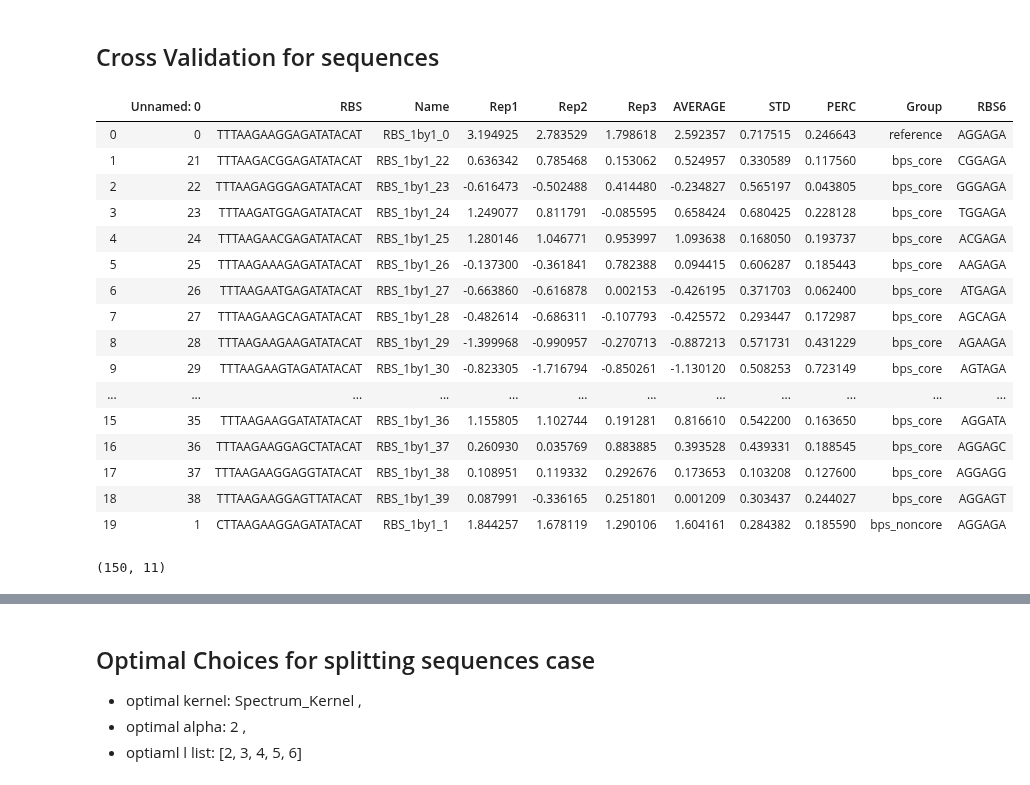
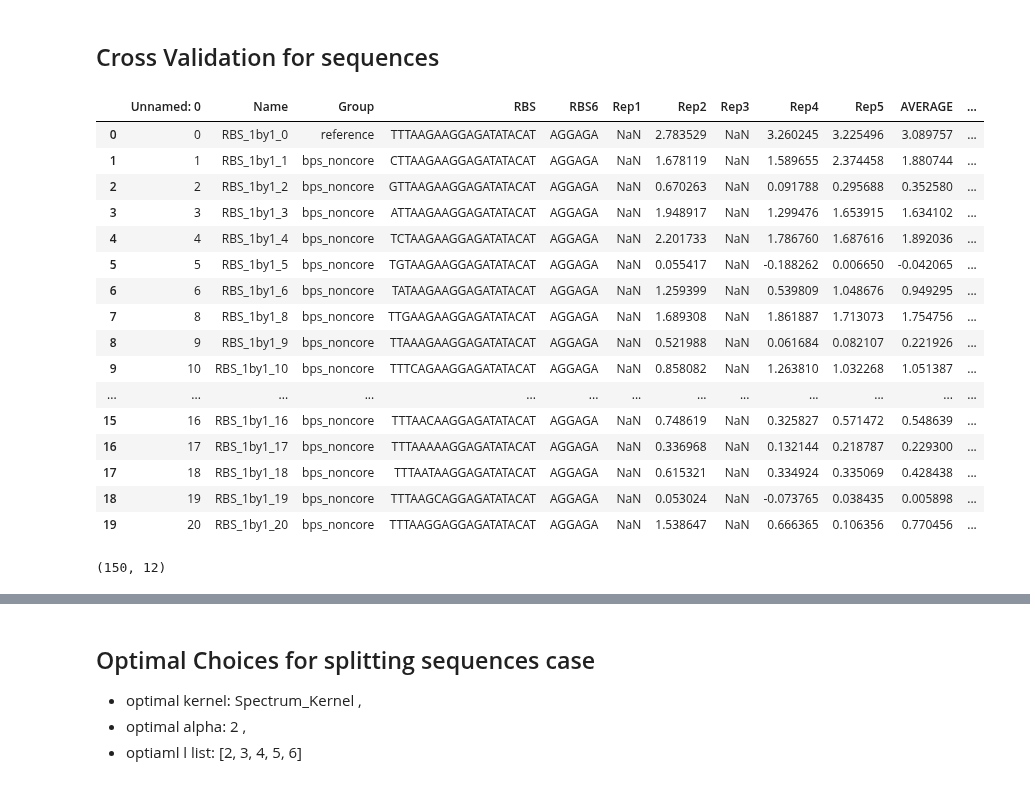
Before and after one commit to mholowko/Solaris, a Jupyter notebook: notebooks/result_analysis/first_round_result_regression-Eva_on_ave.ipynb, the cells around one changed output, grey strips where cells are left out. Saved outputs shown, nothing was run; the diff lists cells and outputs as text; code cells hidden in the pictures.

```diff
--- a/notebooks/result_analysis/first_round_result_regression-Eva_on_ave.ipynb
+++ b/notebooks/result_analysis/first_round_result_regression-Eva_on_ave.ipynb
@@ -111,30 +111,30 @@ gap_flag = False
 # %% [markdown]
 ## Cross Validation for sequences
 # %%
-Path = '../../data/firstRound_4h.csv'
+Path = '../../data/firstRound_4h_normTrue_formatSeq.csv'
 
 df = pd.read_csv(Path)
 df.head(20)
 # %% [output]
-|  | Unnamed: 0 | RBS | Name | Rep1 | Rep2 | Rep3 | AVERAGE | STD | PERC | Group | RBS6 |
-| 0 | 0 | TTTAAGAAGGAGATATACAT | RBS_1by1_0 | 3.194925 | 2.783529 | 1.798618 | 2.592357 | 0.717515 | 0.246643 | reference | AGGAGA |
-| 1 | 21 | TTTAAGACGGAGATATACAT | RBS_1by1_22 | 0.636342 | 0.785468 | 0.153062 | 0.524957 | 0.330589 | 0.117560 | bps_core | CGGAGA |
-| 2 | 22 | TTTAAGAGGGAGATATACAT | RBS_1by1_23 | -0.616473 | -0.502488 | 0.414480 | -0.234827 | 0.565197 | 0.043805 | bps_core | GGGAGA |
-| 3 | 23 | TTTAAGATGGAGATATACAT | RBS_1by1_24 | 1.249077 | 0.811791 | -0.085595 | 0.658424 | 0.680425 | 0.228128 | bps_core | TGGAGA |
-| 4 | 24 | TTTAAGAACGAGATATACAT | RBS_1by1_25 | 1.280146 | 1.046771 | 0.953997 | 1.093638 | 0.168050 | 0.193737 | bps_core | ACGAGA |
-| 5 | 25 | TTTAAGAAAGAGATATACAT | RBS_1by1_26 | -0.137300 | -0.361841 | 0.782388 | 0.094415 | 0.606287 | 0.185443 | bps_core | AAGAGA |
-| 6 | 26 | TTTAAGAATGAGATATACAT | RBS_1by1_27 | -0.663860 | -0.616878 | 0.002153 | -0.426195 | 0.371703 | 0.062400 | bps_core | ATGAGA |
-| 7 | 27 | TTTAAGAAGCAGATATACAT | RBS_1by1_28 | -0.482614 | -0.686311 | -0.107793 | -0.425572 | 0.293447 | 0.172987 | bps_core | AGCAGA |
-| 8 | 28 | TTTAAGAAGAAGATATACAT | RBS_1by1_29 | -1.399968 | -0.990957 | -0.270713 | -0.887213 | 0.571731 | 0.431229 | bps_core | AGAAGA |
-| 9 | 29 | TTTAAGAAGTAGATATACAT | RBS_1by1_30 | -0.823305 | -1.716794 | -0.850261 | -1.130120 | 0.508253 | 0.723149 | bps_core | AGTAGA |
-| ... | ... | ... | ... | ... | ... | ... | ... | ... | ... | ... | ... |
-| 15 | 35 | TTTAAGAAGGATATATACAT | RBS_1by1_36 | 1.155805 | 1.102744 | 0.191281 | 0.816610 | 0.542200 | 0.163650 | bps_core | AGGATA |
-| 16 | 36 | TTTAAGAAGGAGCTATACAT | RBS_1by1_37 | 0.260930 | 0.035769 | 0.883885 | 0.393528 | 0.439331 | 0.188545 | bps_core | AGGAGC |
-| 17 | 37 | TTTAAGAAGGAGGTATACAT | RBS_1by1_38 | 0.108951 | 0.119332 | 0.292676 | 0.173653 | 0.103208 | 0.127600 | bps_core | AGGAGG |
-| 18 | 38 | TTTAAGAAGGAGTTATACAT | RBS_1by1_39 | 0.087991 | -0.336165 | 0.251801 | 0.001209 | 0.303437 | 0.244027 | bps_core | AGGAGT |
-| 19 | 1 | CTTAAGAAGGAGATATACAT | RBS_1by1_1 | 1.844257 | 1.678119 | 1.290106 | 1.604161 | 0.284382 | 0.185590 | bps_noncore | AGGAGA |
+|  | Unnamed: 0 | Name | Group | RBS | RBS6 | Rep1 | Rep2 | Rep3 | Rep4 | Rep5 | AVERAGE | ... |
+| 0 | 0 | RBS_1by1_0 | reference | TTTAAGAAGGAGATATACAT | AGGAGA | NaN | 2.783529 | NaN | 3.260245 | 3.225496 | 3.089757 | ... |
+| 1 | 1 | RBS_1by1_1 | bps_noncore | CTTAAGAAGGAGATATACAT | AGGAGA | NaN | 1.678119 | NaN | 1.589655 | 2.374458 | 1.880744 | ... |
+| 2 | 2 | RBS_1by1_2 | bps_noncore | GTTAAGAAGGAGATATACAT | AGGAGA | NaN | 0.670263 | NaN | 0.091788 | 0.295688 | 0.352580 | ... |
+| 3 | 3 | RBS_1by1_3 | bps_noncore | ATTAAGAAGGAGATATACAT | AGGAGA | NaN | 1.948917 | NaN | 1.299476 | 1.653915 | 1.634102 | ... |
+| 4 | 4 | RBS_1by1_4 | bps_noncore | TCTAAGAAGGAGATATACAT | AGGAGA | NaN | 2.201733 | NaN | 1.786760 | 1.687616 | 1.892036 | ... |
+| 5 | 5 | RBS_1by1_5 | bps_noncore | TGTAAGAAGGAGATATACAT | AGGAGA | NaN | 0.055417 | NaN | -0.188262 | 0.006650 | -0.042065 | ... |
+| 6 | 6 | RBS_1by1_6 | bps_noncore | TATAAGAAGGAGATATACAT | AGGAGA | NaN | 1.259399 | NaN | 0.539809 | 1.048676 | 0.949295 | ... |
+| 7 | 8 | RBS_1by1_8 | bps_noncore | TTGAAGAAGGAGATATACAT | AGGAGA | NaN | 1.689308 | NaN | 1.861887 | 1.713073 | 1.754756 | ... |
+| 8 | 9 | RBS_1by1_9 | bps_noncore | TTAAAGAAGGAGATATACAT | AGGAGA | NaN | 0.521988 | NaN | 0.061684 | 0.082107 | 0.221926 | ... |
+| 9 | 10 | RBS_1by1_10 | bps_noncore | TTTCAGAAGGAGATATACAT | AGGAGA | NaN | 0.858082 | NaN | 1.263810 | 1.032268 | 1.051387 | ... |
+| ... | ... | ... | ... | ... | ... | ... | ... | ... | ... | ... | ... | ... |
+| 15 | 16 | RBS_1by1_16 | bps_noncore | TTTAACAAGGAGATATACAT | AGGAGA | NaN | 0.748619 | NaN | 0.325827 | 0.571472 | 0.548639 | ... |
+| 16 | 17 | RBS_1by1_17 | bps_noncore | TTTAAAAAGGAGATATACAT | AGGAGA | NaN | 0.336968 | NaN | 0.132144 | 0.218787 | 0.229300 | ... |
+| 17 | 18 | RBS_1by1_18 | bps_noncore | TTTAATAAGGAGATATACAT | AGGAGA | NaN | 0.615321 | NaN | 0.334924 | 0.335069 | 0.428438 | ... |
+| 18 | 19 | RBS_1by1_19 | bps_noncore | TTTAAGCAGGAGATATACAT | AGGAGA | NaN | 0.053024 | NaN | -0.073765 | 0.038435 | 0.005898 | ... |
+| 19 | 20 | RBS_1by1_20 | bps_noncore | TTTAAGGAGGAGATATACAT | AGGAGA | NaN | 1.538647 | NaN | 0.666365 | 0.106356 | 0.770456 | ... |
 # %%
 #df = df[df['Group'] != 'bps'].reset_index()
 df.shape
 # %% [output]
-(150, 11)
+(150, 12)
```
Also changed, not shown: parts of 15 cells of this notebook, 1 other file.
